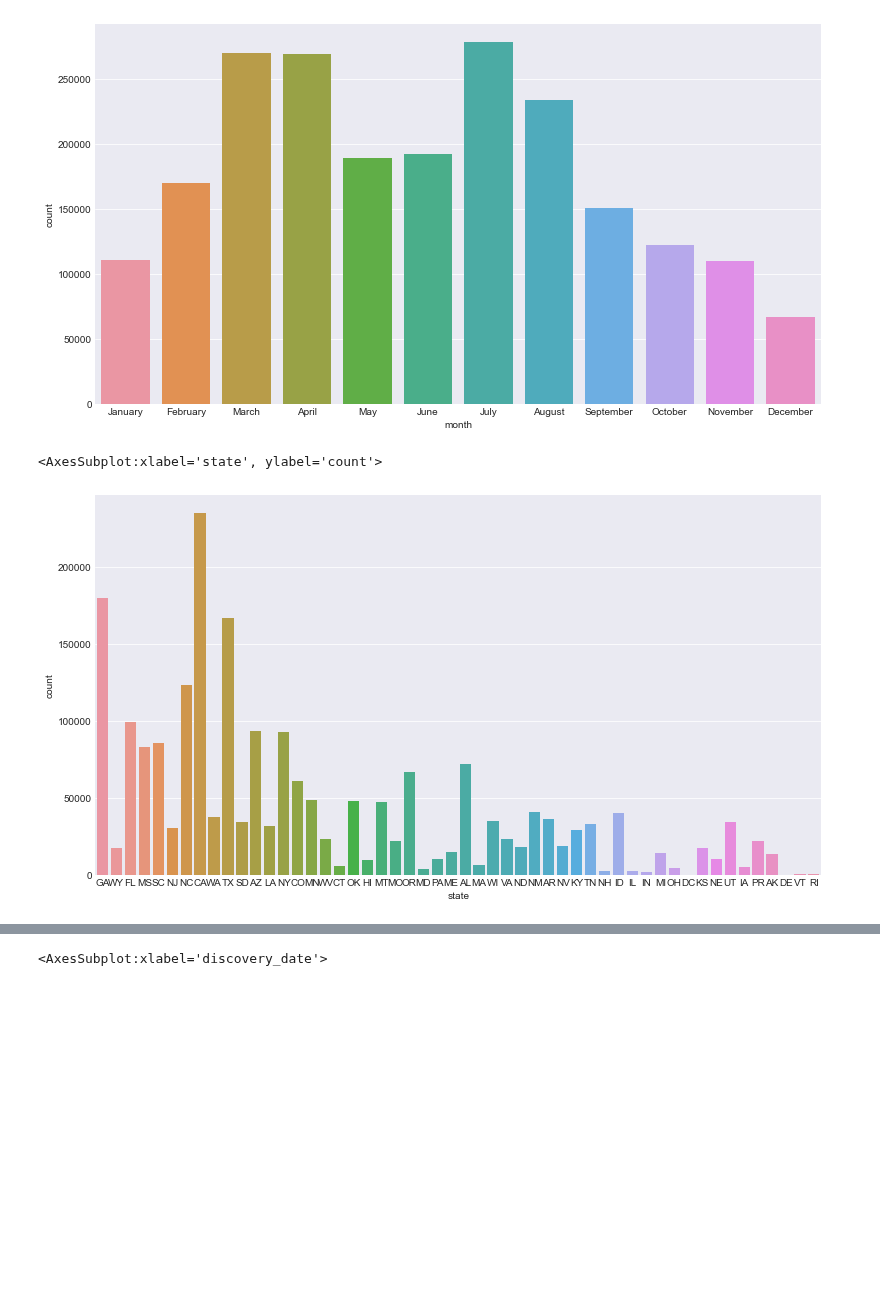
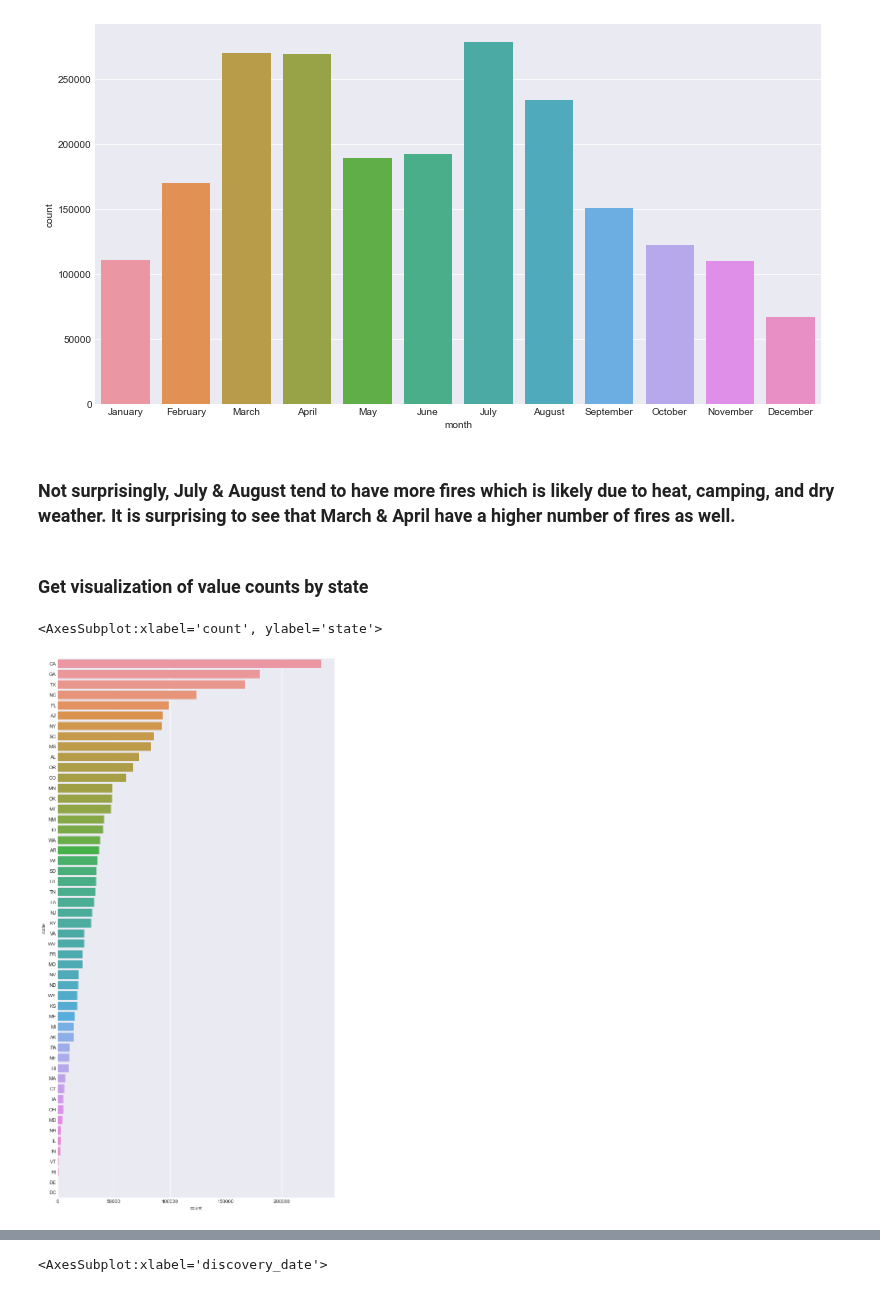
Before and after one commit to Dames-Researching-Flames/Sound-the-Alarm, a Jupyter notebook: Individual Works/lori_explore.ipynb, the cells around one changed output, grey strips where cells are left out. Saved outputs shown, nothing was run; the diff lists cells and outputs as text; code cells hidden in the pictures; blank space fills up the shorter version.

```diff
--- a/Individual Works/lori_explore.ipynb
+++ b/Individual Works/lori_explore.ipynb
@@ -12,9 +12,9 @@ import wrangle
 import warnings
 warnings.filterwarnings('ignore')
 # %%
-# # set style defaults
-# plt.rc('figure', figsize=(13, 7))
-# plt.style.use('seaborn-darkgrid')
+# set style defaults
+plt.rc('figure', figsize=(13, 7))
+plt.style.use('seaborn-darkgrid')
 # %%
 # change setting to view all columns in jupyter notebook
 pd.set_option('display.max_columns', None)
@@ -165,9 +166,14 @@ sns.countplot(data=df, x='month')
 # %% [output]
 <AxesSubplot:xlabel='month', ylabel='count'>
 [figure]
+# %% [markdown]
+### Not surprisingly, July & August tend to have more fires which is likely due to heat, camping, and dry weather. It is surprising to see that March & April have a higher number of fires as well.
+# %% [markdown]
+### Get visualization of value counts by state
 # %%
 # plot counts by state
-sns.countplot(data=df, x='state', orient='h')
+plt.figure(figsize=(10,20))
+sns.countplot(data=df, y='state', order=df.state.value_counts().index)
 # %% [output]
-<AxesSubplot:xlabel='state', ylabel='count'>
+<AxesSubplot:xlabel='count', ylabel='state'>
-[figure, old version]
+[figure, new version]
```
Also changed, not shown: parts of 28 cells of this notebook, 1 other file.
